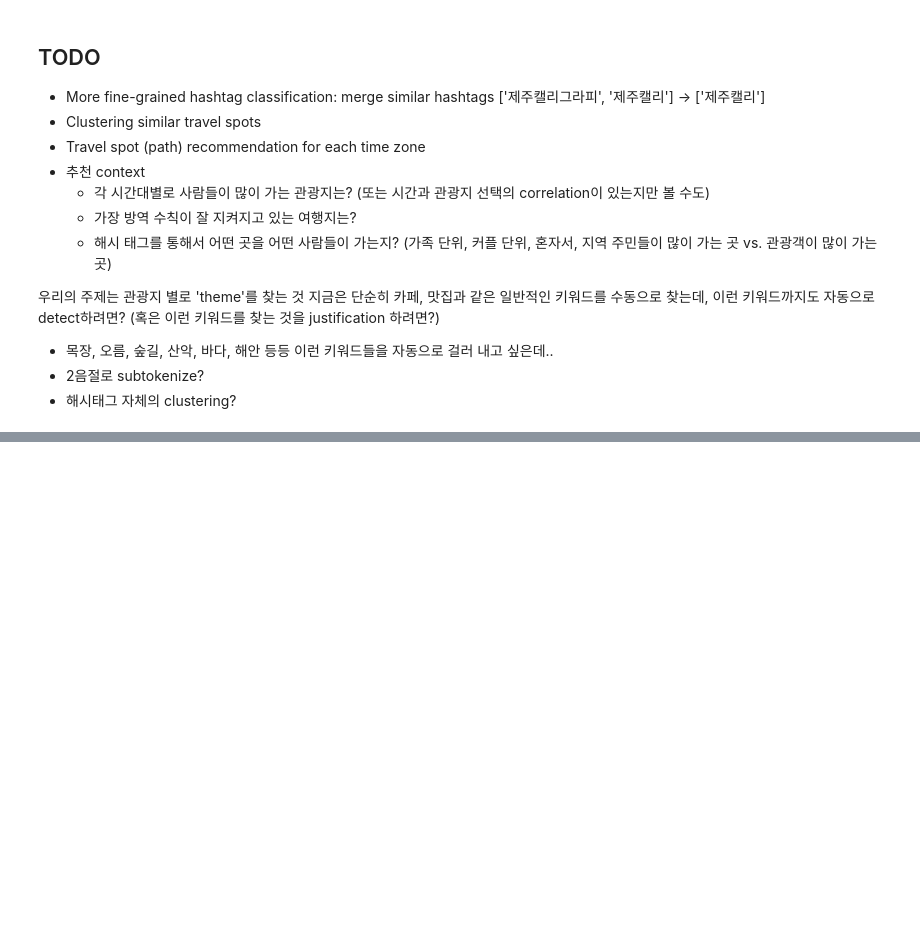
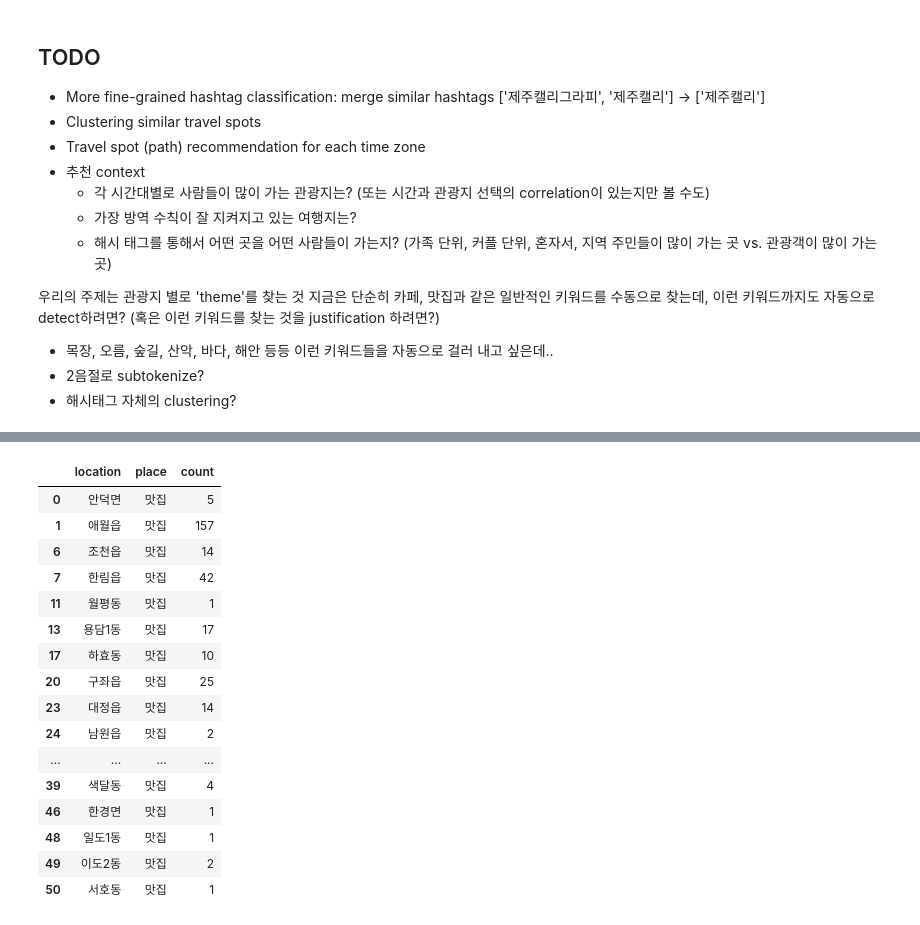
Before and after one commit to EunhoCho/RRRRRR, a Jupyter notebook: Preprocessing.ipynb, the cells around one changed output, grey strips where cells are left out. Cells and saved outputs as stored; diff of their text form; code cells hidden in the pictures; blank space fills up the shorter version.

```diff
--- a/Preprocessing.ipynb
+++ b/Preprocessing.ipynb
@@ -436,0 +460,25 @@ location_result
+# %%
+m1 = location_tags.place == '맛집'
+m2 = location_tags.place == '카페'
+m3 = location_tags.place == '술'
+m4 = location_tags.place == '한달'
+# %%
+location_tags[m1]
+# %% [output]
+|  | location | place | count |
+| 0 | 안덕면 | 맛집 | 5 |
+| 1 | 애월읍 | 맛집 | 157 |
+| 6 | 조천읍 | 맛집 | 14 |
+| 7 | 한림읍 | 맛집 | 42 |
+| 11 | 월평동 | 맛집 | 1 |
+| 13 | 용담1동 | 맛집 | 17 |
+| 17 | 하효동 | 맛집 | 10 |
+| 20 | 구좌읍 | 맛집 | 25 |
+| 23 | 대정읍 | 맛집 | 14 |
+| 24 | 남원읍 | 맛집 | 2 |
+| ... | ... | ... | ... |
+| 39 | 색달동 | 맛집 | 4 |
+| 46 | 한경면 | 맛집 | 1 |
+| 48 | 일도1동 | 맛집 | 1 |
+| 49 | 이도2동 | 맛집 | 2 |
+| 50 | 서호동 | 맛집 | 1 |
```
Also changed, not shown: parts of 23 cells of this notebook, 12 other files.
